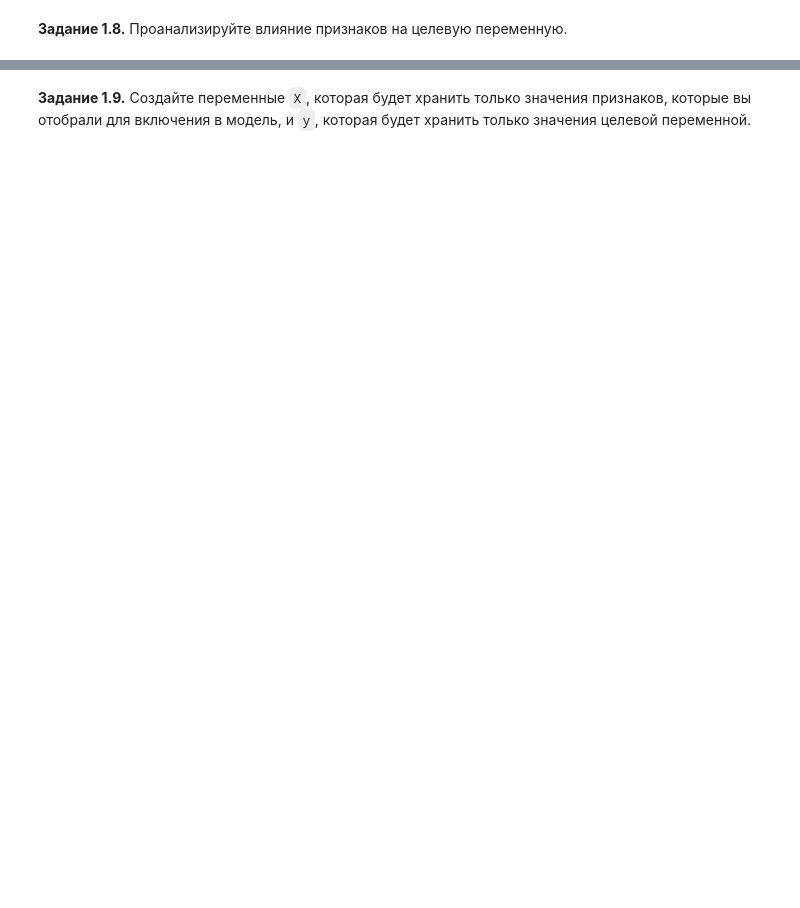
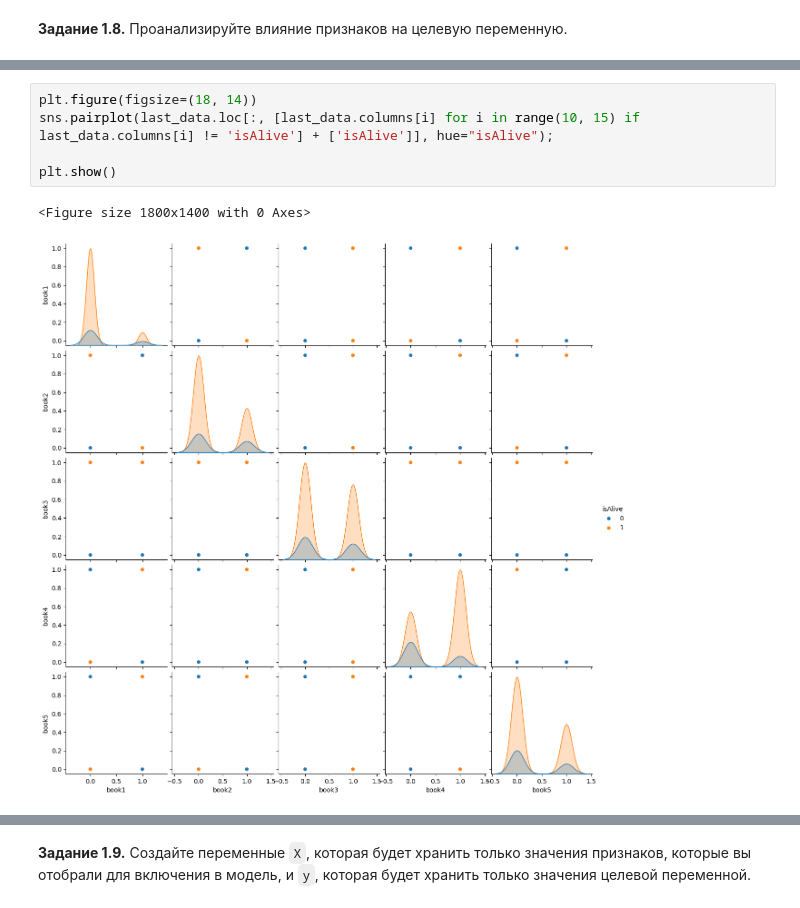
Before and after one commit to Aleksander-23443/deep-learnig-shcool, a Jupyter notebook: week_01_ml_intro/Homework/hw_1_game_of_thrones.ipynb, the cells around one changed output, grey strips where cells are left out. Saved outputs shown, nothing was run; the diff lists cells and outputs as text; blank space fills up the shorter version.

```diff
--- a/week_01_ml_intro/Homework/hw_1_game_of_thrones.ipynb
+++ b/week_01_ml_intro/Homework/hw_1_game_of_thrones.ipynb
@@ -567,0 +658,8 @@ plt.show()
+# %%
+plt.figure(figsize=(18, 14))
+sns.pairplot(last_data.loc[:, [last_data.columns[i] for i in range(10, 15) if last_data.columns[i] != 'isAlive'] + ['isAlive']], hue="isAlive");
+
+plt.show()
+# %% [output]
+<Figure size 1800x1400 with 0 Axes>
+[figure, added]
```
Also changed, not shown: parts of 47 cells of this notebook.
